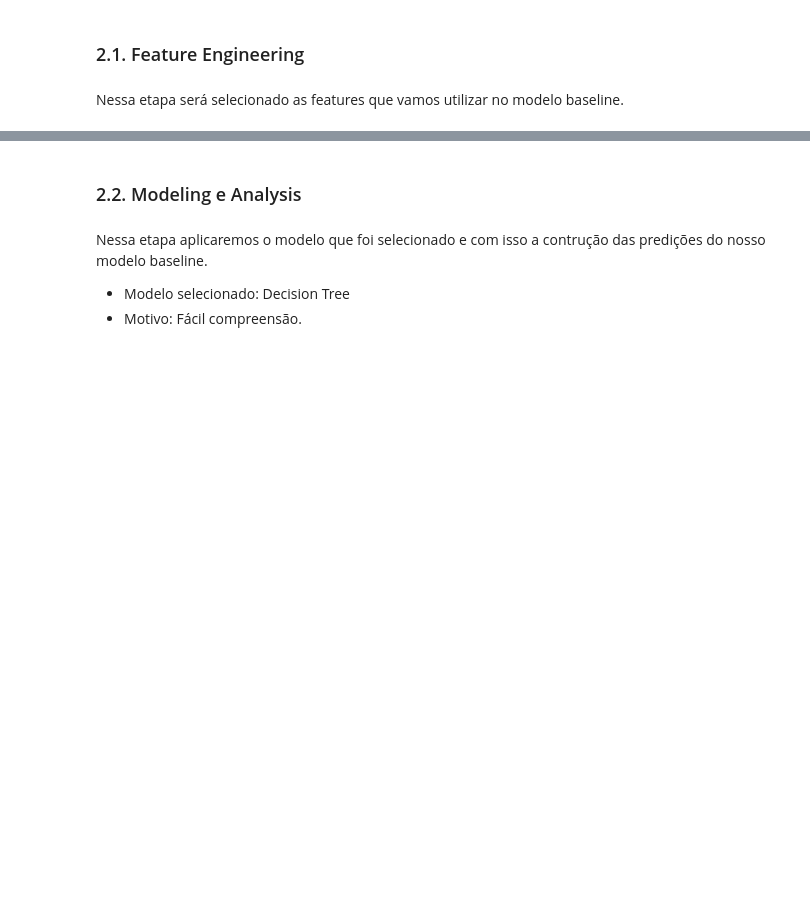
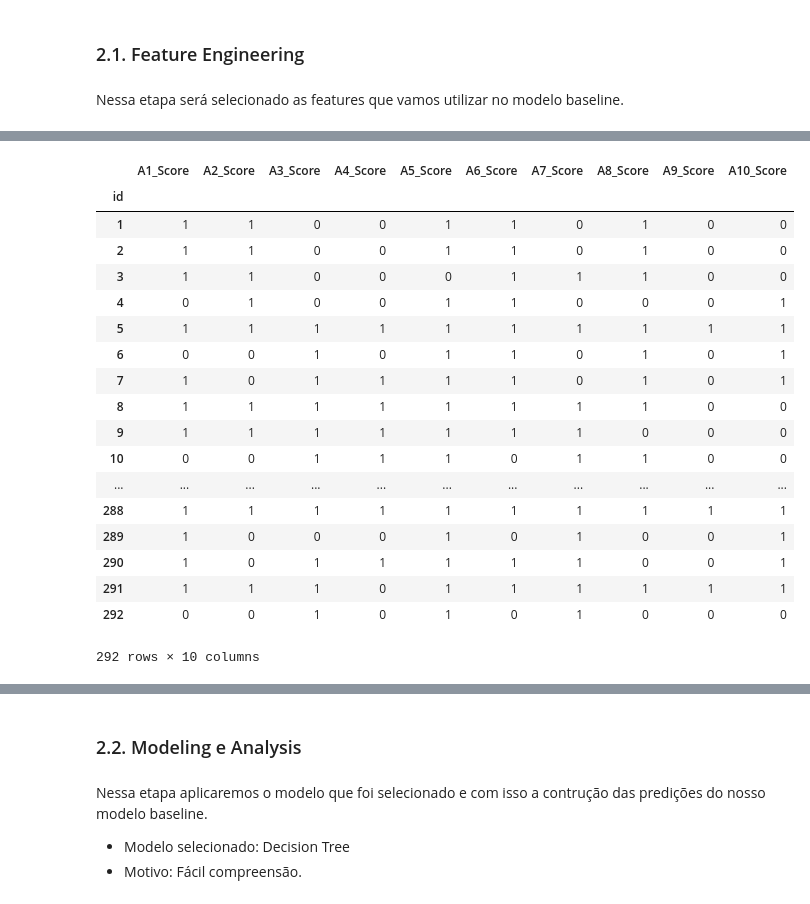
Before and after one commit to datascience-ufc/asd, a Jupyter notebook: analysis/modelo_baseline_matheus_frota.ipynb, the cells around one changed output, grey strips where cells are left out. Cells and saved outputs as stored; diff of their text form; code cells hidden in the pictures; blank space fills up the shorter version.

```diff
--- a/analysis/modelo_baseline_matheus_frota.ipynb
+++ b/analysis/modelo_baseline_matheus_frota.ipynb
@@ -113 +129,25 @@ Nessa etapa será selecionado as features que vamos utilizar no modelo baseline.
+# %%
+# Separando em variáveis preditoras X e alvo da nossa predição Y
+X = df[columns]
+X
+# %% [output]
+|  | A1_Score | A2_Score | A3_Score | A4_Score | A5_Score | A6_Score | A7_Score | A8_Score | A9_Score | A10_Score |
+| id |  |  |  |  |  |  |  |  |  |  |
+| 1 | 1 | 1 | 0 | 0 | 1 | 1 | 0 | 1 | 0 | 0 |
+| 2 | 1 | 1 | 0 | 0 | 1 | 1 | 0 | 1 | 0 | 0 |
+| 3 | 1 | 1 | 0 | 0 | 0 | 1 | 1 | 1 | 0 | 0 |
+| 4 | 0 | 1 | 0 | 0 | 1 | 1 | 0 | 0 | 0 | 1 |
+| 5 | 1 | 1 | 1 | 1 | 1 | 1 | 1 | 1 | 1 | 1 |
+| 6 | 0 | 0 | 1 | 0 | 1 | 1 | 0 | 1 | 0 | 1 |
+| 7 | 1 | 0 | 1 | 1 | 1 | 1 | 0 | 1 | 0 | 1 |
+| 8 | 1 | 1 | 1 | 1 | 1 | 1 | 1 | 1 | 0 | 0 |
+| 9 | 1 | 1 | 1 | 1 | 1 | 1 | 1 | 0 | 0 | 0 |
+| 10 | 0 | 0 | 1 | 1 | 1 | 0 | 1 | 1 | 0 | 0 |
+| ... | ... | ... | ... | ... | ... | ... | ... | ... | ... | ... |
+| 288 | 1 | 1 | 1 | 1 | 1 | 1 | 1 | 1 | 1 | 1 |
+| 289 | 1 | 0 | 0 | 0 | 1 | 0 | 1 | 0 | 0 | 1 |
+| 290 | 1 | 0 | 1 | 1 | 1 | 1 | 1 | 0 | 0 | 1 |
+| 291 | 1 | 1 | 1 | 0 | 1 | 1 | 1 | 1 | 1 | 1 |
+| 292 | 0 | 0 | 1 | 0 | 1 | 0 | 1 | 0 | 0 | 0 |
+292 rows × 10 columns
 # %%
```
Also changed, not shown: parts of 12 cells of this notebook.
